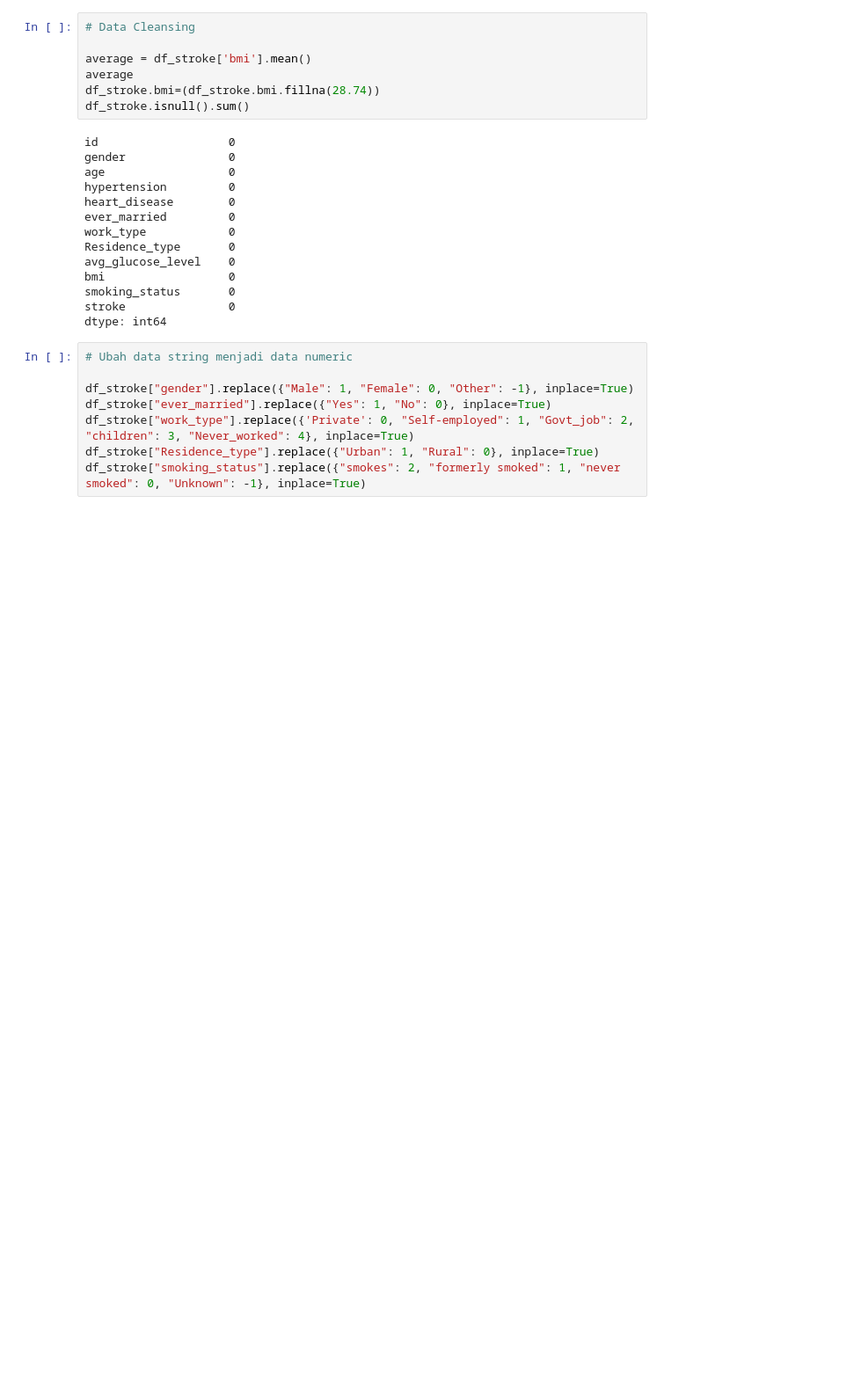
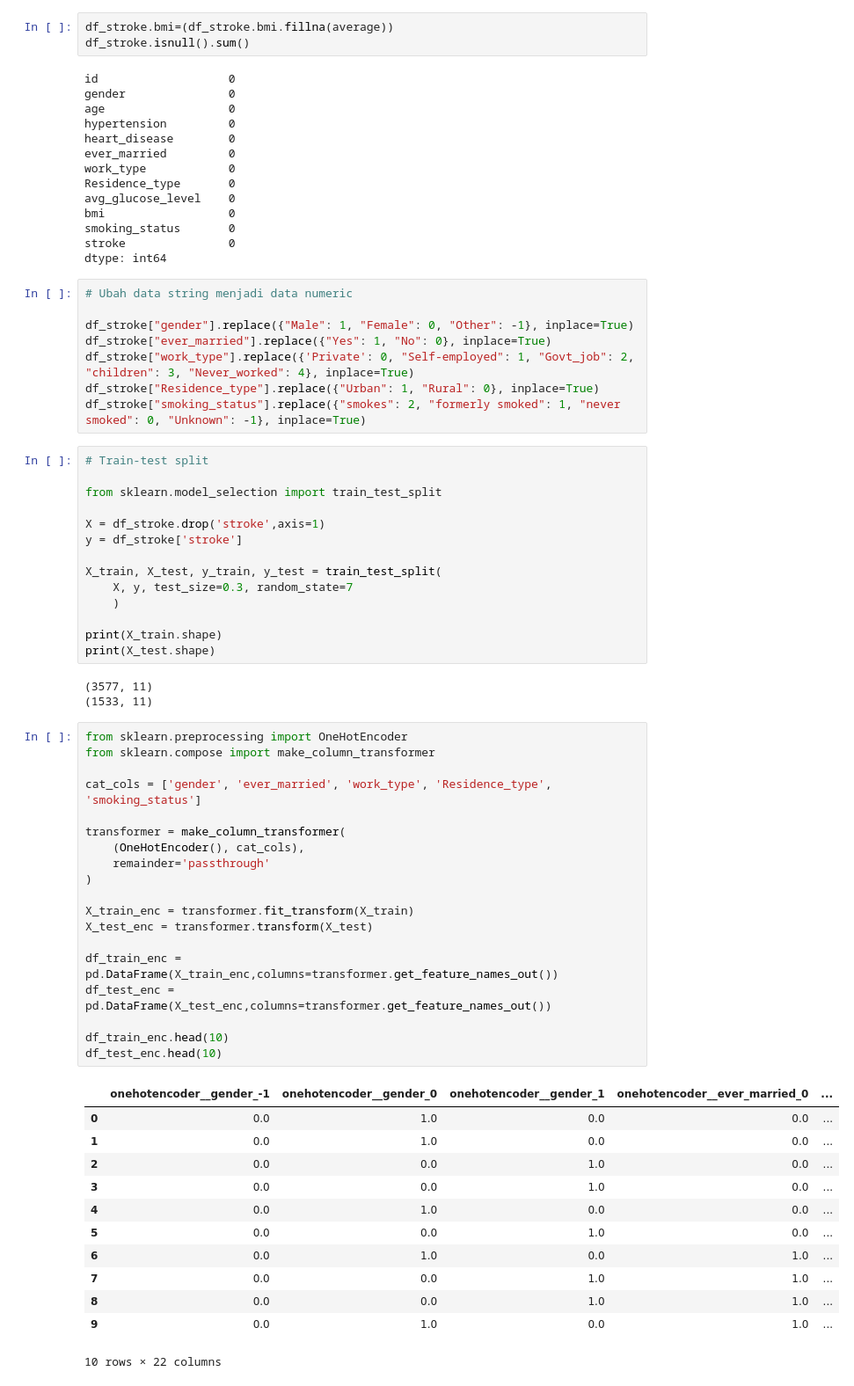
Before and after one commit to alexisngaing/ml-dl-python, a Jupyter notebook: Tugas/tugas-modul-8/TGS8_11407.ipynb, the cells around one changed output. Shown at 88% size. Saved outputs shown, nothing was run; the diff lists cells and outputs as text; blank space fills up the shorter version.

Commit message:
Remove NaN 'bmi'. add Data Scaling and Feature Selection. Fix GSCV but still error.

```diff
--- a/Tugas/tugas-modul-8/TGS8_11407.ipynb
+++ b/Tugas/tugas-modul-8/TGS8_11407.ipynb
@@ -34,9 +55,5 @@ df_stroke.head(20)
 # %%
-# Data Cleansing
-
-average = df_stroke['bmi'].mean()
-average
-df_stroke.bmi=(df_stroke.bmi.fillna(28.74))
+df_stroke.bmi=(df_stroke.bmi.fillna(average))
 df_stroke.isnull().sum()
 # %% [output]
 id                   0
@@ -60,3 +77,52 @@ df_stroke["ever_married"].replace({"Yes": 1, "No": 0}, inplace=True)
 df_stroke["work_type"].replace({'Private': 0, "Self-employed": 1, "Govt_job": 2, "children": 3, "Never_worked": 4}, inplace=True)
 df_stroke["Residence_type"].replace({"Urban": 1, "Rural": 0}, inplace=True)
 df_stroke["smoking_status"].replace({"smokes": 2, "formerly smoked": 1, "never smoked": 0, "Unknown": -1}, inplace=True)
+# %%
+# Train-test split
+
+from sklearn.model_selection import train_test_split
+
+X = df_stroke.drop('stroke',axis=1)
+y = df_stroke['stroke']
+
+X_train, X_test, y_train, y_test = train_test_split(
+    X, y, test_size=0.3, random_state=7
+    )
+
+print(X_train.shape)
+print(X_test.shape)
+# %% [output]
+(3577, 11)
+(1533, 11)
+# %%
+from sklearn.preprocessing import OneHotEncoder
+from sklearn.compose import make_column_transformer
+
+cat_cols = ['gender', 'ever_married', 'work_type', 'Residence_type', 'smoking_status']
+
+transformer = make_column_transformer(
+    (OneHotEncoder(), cat_cols),
+    remainder='passthrough'
+)
+
+X_train_enc = transformer.fit_transform(X_train)
+X_test_enc = transformer.transform(X_test)
+
+df_train_enc = pd.DataFrame(X_train_enc,columns=transformer.get_feature_names_out())
+df_test_enc = pd.DataFrame(X_test_enc,columns=transformer.get_feature_names_out())
+
+df_train_enc.head(10)
+df_test_enc.head(10)
+# %% [output]
+|  | onehotencoder__gender_-1 | onehotencoder__gender_0 | onehotencoder__gender_1 | onehotencoder__ever_married_0 | ... |
+| 0 | 0.0 | 1.0 | 0.0 | 0.0 | ... |
+| 1 | 0.0 | 1.0 | 0.0 | 0.0 | ... |
+| 2 | 0.0 | 0.0 | 1.0 | 0.0 | ... |
+| 3 | 0.0 | 0.0 | 1.0 | 0.0 | ... |
+| 4 | 0.0 | 1.0 | 0.0 | 0.0 | ... |
+| 5 | 0.0 | 0.0 | 1.0 | 0.0 | ... |
+| 6 | 0.0 | 1.0 | 0.0 | 1.0 | ... |
+| 7 | 0.0 | 0.0 | 1.0 | 1.0 | ... |
+| 8 | 0.0 | 0.0 | 1.0 | 1.0 | ... |
+| 9 | 0.0 | 1.0 | 0.0 | 1.0 | ... |
+10 rows × 22 columns
```
Also changed, not shown: parts of 19 cells of this notebook.
